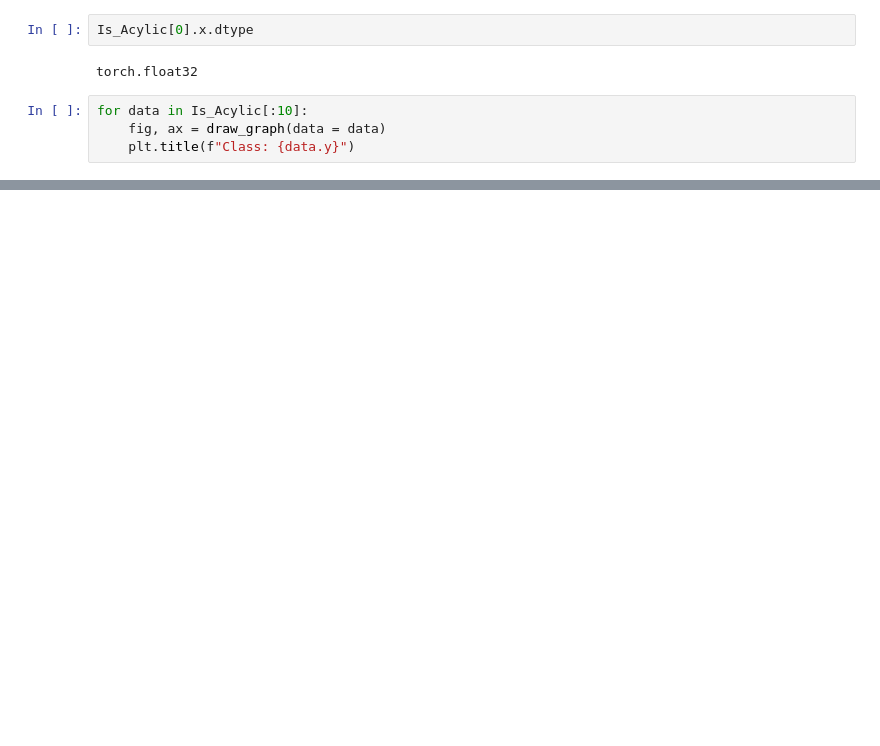
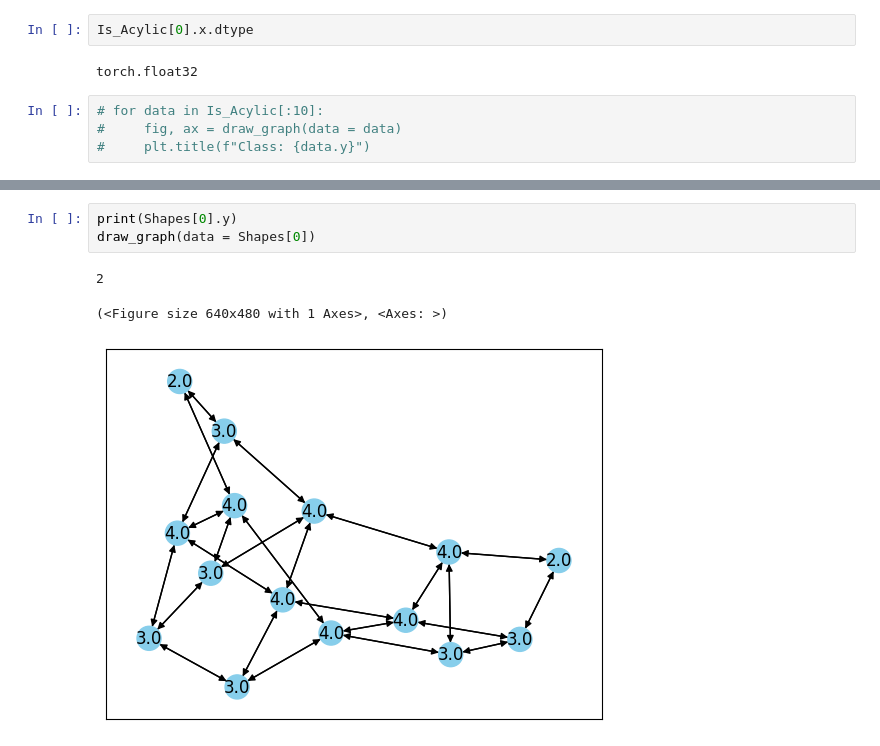
Before and after one commit to blake-gaines/MIPExplainer, a Jupyter notebook: generate_data.ipynb, the cells around one changed output, grey strips where cells are left out. Cells and saved outputs as stored; diff of their text form; blank space fills up the shorter version.

```diff
--- a/generate_data.ipynb
+++ b/generate_data.ipynb
@@ -209,6 +206,6 @@ Is_Acylic[0].x.dtype
 # %% [output]
 torch.float32
 # %%
-for data in Is_Acylic[:10]:
-    fig, ax = draw_graph(data = data)
-    plt.title(f"Class: {data.y}")
+# for data in Is_Acylic[:10]:
+#     fig, ax = draw_graph(data = data)
+#     plt.title(f"Class: {data.y}")
@@ -225,0 +255,7 @@ for data in Is_Acylic[:10]:
+# %%
+print(Shapes[0].y)
+draw_graph(data = Shapes[0])
+# %% [output]
+2
+(<Figure size 640x480 with 1 Axes>, <Axes: >)
+[figure, added]
```
Also changed, not shown: parts of 4 cells of this notebook, 2 other files.
